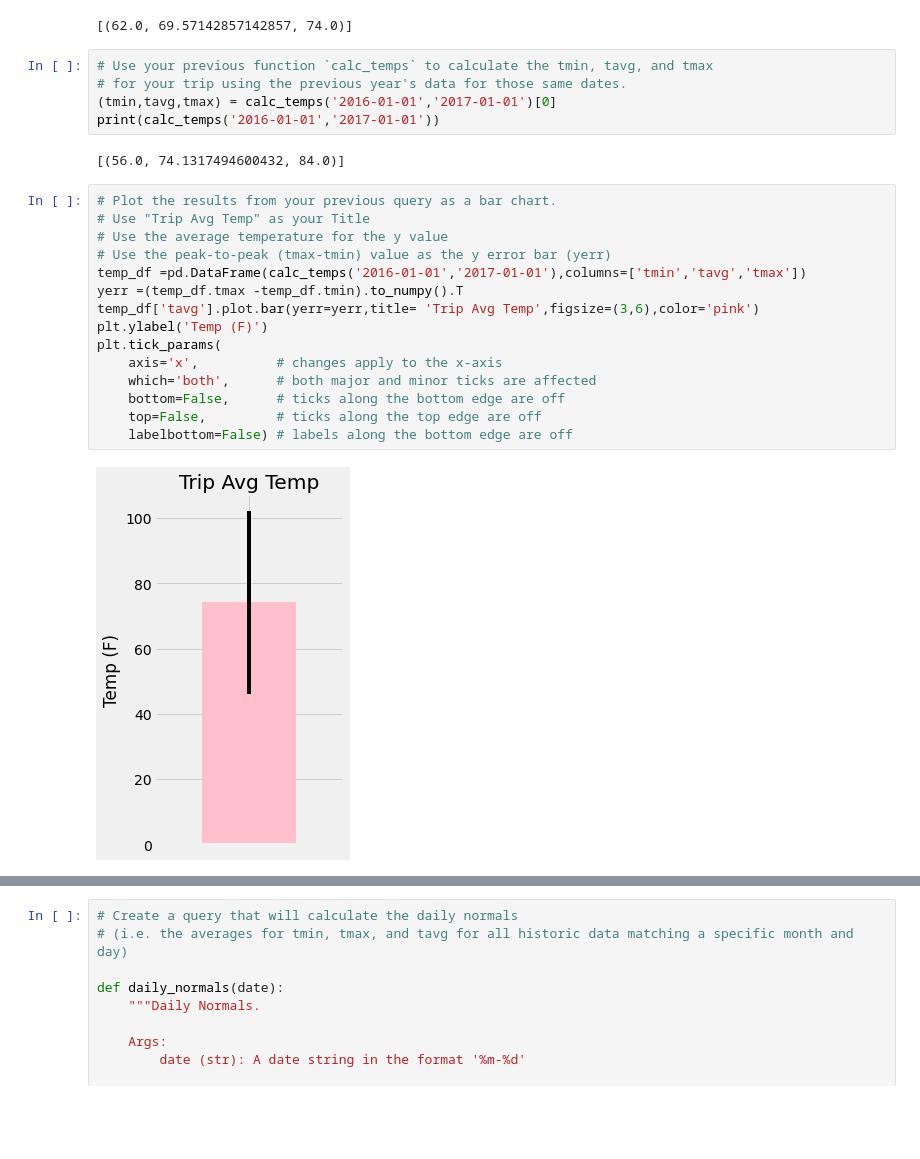
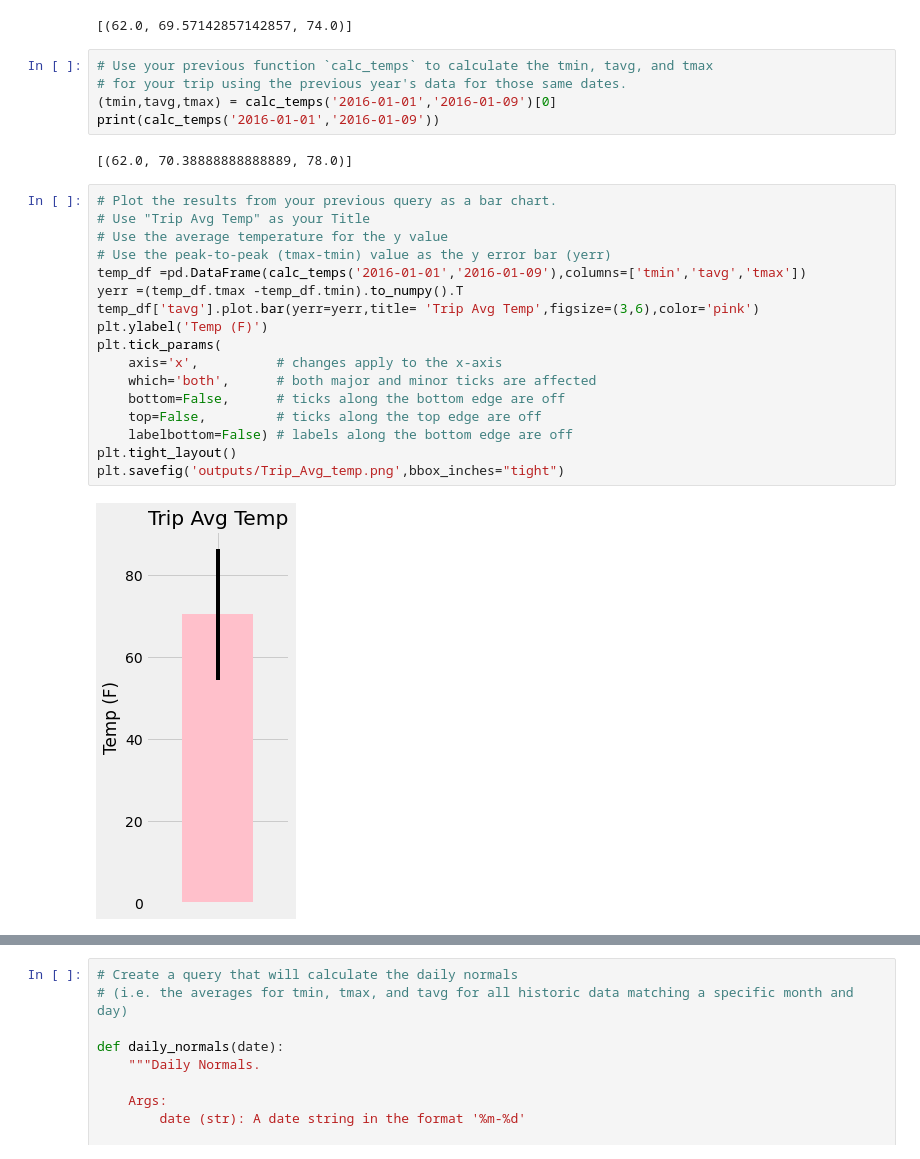
Before and after one commit to datng87/sqlalchemy-challenge, a Jupyter notebook: climate_starter.ipynb, the cells around one changed output, grey strips where cells are left out. Cells and saved outputs as stored; diff of their text form; blank space fills up the shorter version.

```diff
--- a/climate_starter.ipynb
+++ b/climate_starter.ipynb
@@ -162,27 +164,29 @@ print(calc_temps('2012-02-28', '2012-03-05'))
 # %%
 # Use your previous function `calc_temps` to calculate the tmin, tavg, and tmax
 # for your trip using the previous year's data for those same dates.
-(tmin,tavg,tmax) = calc_temps('2016-01-01','2017-01-01')[0]
-print(calc_temps('2016-01-01','2017-01-01'))
+(tmin,tavg,tmax) = calc_temps('2016-01-01','2016-01-09')[0]
+print(calc_temps('2016-01-01','2016-01-09'))
 # %% [output]
-[(56.0, 74.1317494600432, 84.0)]
+[(62.0, 70.38888888888889, 78.0)]
 # %%
 # Plot the results from your previous query as a bar chart.
 # Use "Trip Avg Temp" as your Title
 # Use the average temperature for the y value
 # Use the peak-to-peak (tmax-tmin) value as the y error bar (yerr)
-temp_df =pd.DataFrame(calc_temps('2016-01-01','2017-01-01'),columns=['tmin','tavg','tmax'])
+temp_df =pd.DataFrame(calc_temps('2016-01-01','2016-01-09'),columns=['tmin','tavg','tmax'])
 yerr =(temp_df.tmax -temp_df.tmin).to_numpy().T
 temp_df['tavg'].plot.bar(yerr=yerr,title= 'Trip Avg Temp',figsize=(3,6),color='pink')
 plt.ylabel('Temp (F)')
 plt.tick_params(
     axis='x',          # changes apply to the x-axis
     which='both',      # both major and minor ticks are affected
     bottom=False,      # ticks along the bottom edge are off
     top=False,         # ticks along the top edge are off
     labelbottom=False) # labels along the bottom edge are off
+plt.tight_layout()
+plt.savefig('outputs/Trip_Avg_temp.png',bbox_inches="tight")
 # %% [output]
-[figure, old version]
+[figure, new version]
 # %%
 # Calculate the total amount of rainfall per weather station for your trip dates using the previous year's matching dates.
 # Sort this in descending order by precipitation amount and list the station, name, latitude, longitude, and elevation
```
Also changed, not shown: parts of 7 cells of this notebook, 4 other files.
